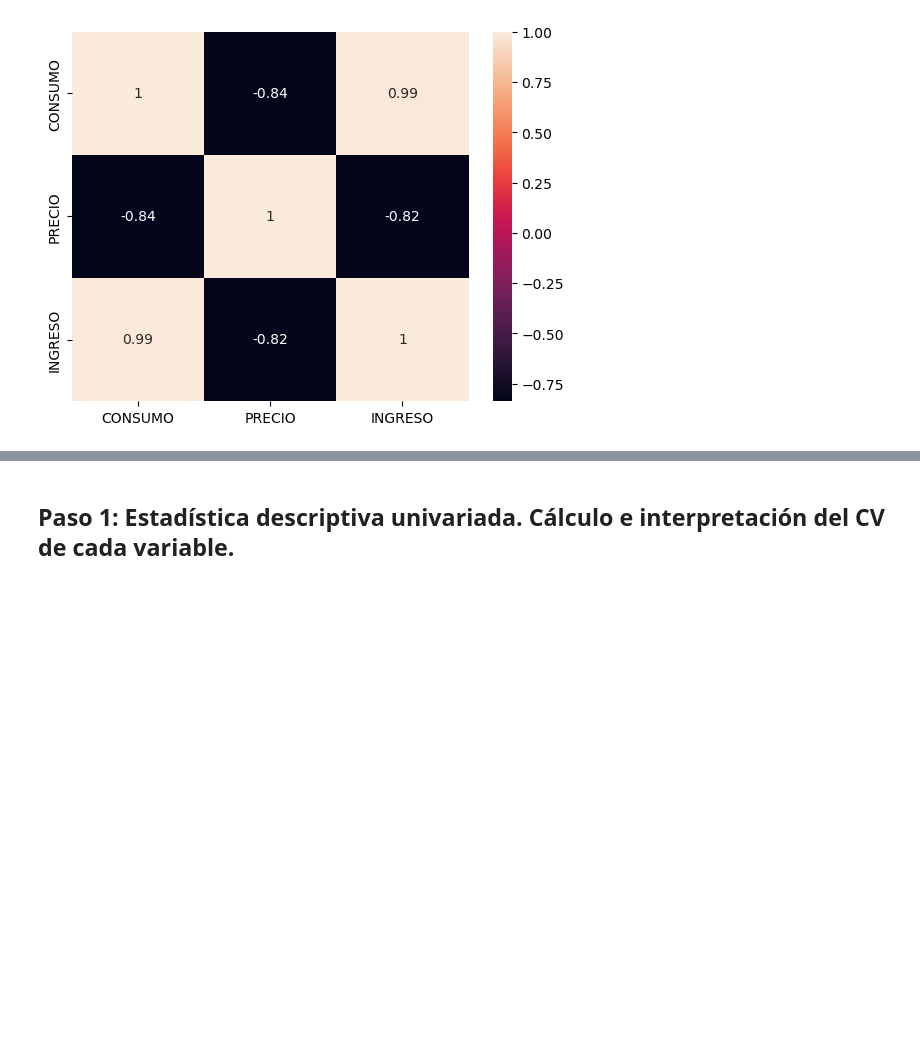
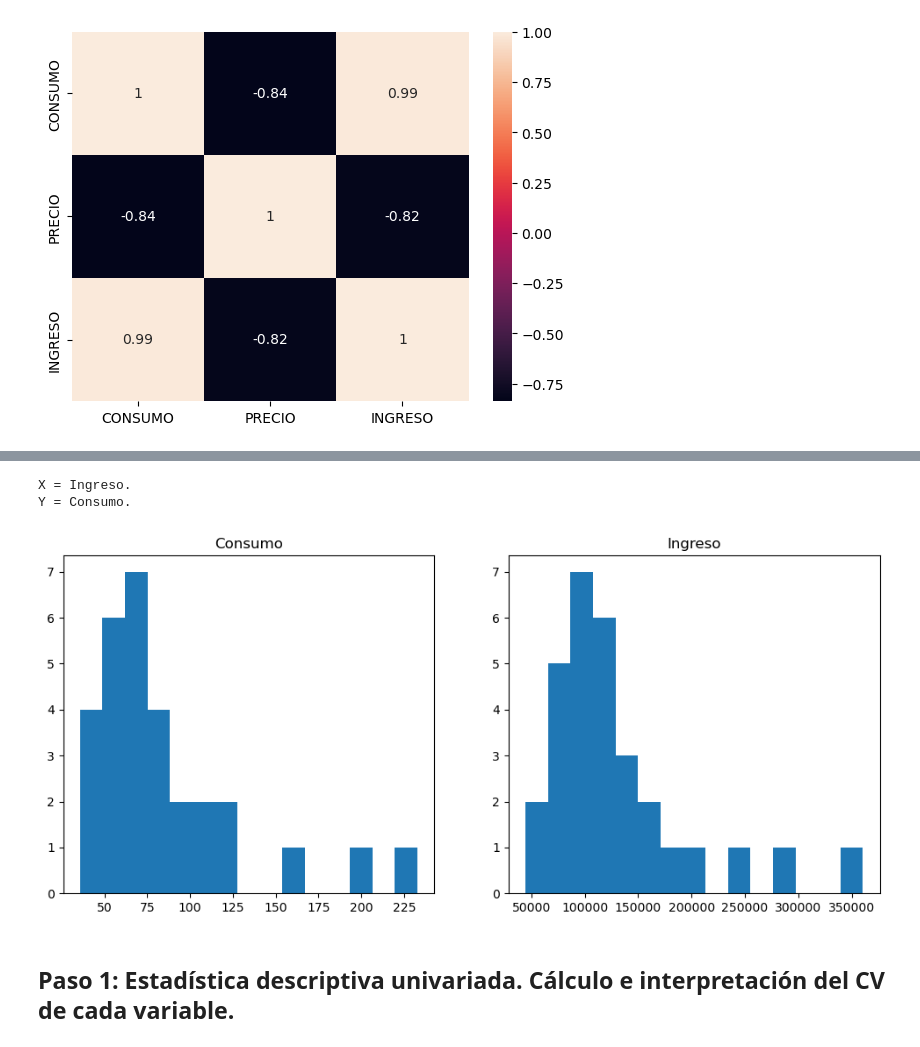
Before and after one commit to kikin3112/projets, a Jupyter notebook: regression/simple/t1_aplicada/regresion_lineal.ipynb, the cells around one changed output, grey strips where cells are left out. Saved outputs shown, nothing was run; the diff lists cells and outputs as text; code cells hidden in the pictures; blank space fills up the shorter version.

```diff
--- a/regression/simple/t1_aplicada/regresion_lineal.ipynb
+++ b/regression/simple/t1_aplicada/regresion_lineal.ipynb
@@ -104,3 +72,46 @@ print('Y = {}.'.format(nombre_y))
+# %%
+#eleccion de variables y nombres ¡¡¡IMPORTANTE!!!
+consumo = db['CONSUMO'] #Y
+precio = db['PRECIO'] #X1
+ingreso = db['INGRESO'] #X2
+
+nombre_y = 'Consumo' #en este ejemplo Y es consumo
+
+variable_independiente = input('Escoja la variable independiente: 1 = Precio; 2 = Ingreso: ')
+#plotear histogramas de variables juntos
+plt.figure(figsize= (12, 5))
+if variable_independiente == '1':
+    nombre_x = 'Precio'
+
+    #consumo
+    plt.subplot(1,2,1)
+    plt.hist(x = consumo, bins=15)
+    plt.title('Consumo')
+
+    #ingreso
+    plt.subplot(1,2,2)
+    plt.hist(x = ingreso, bins=15)
+    plt.title('Precio')
+
+elif variable_independiente == '2':
+    nombre_x = 'Ingreso'
+
+    #precio
+    plt.subplot(1,2,1)
+    plt.hist(x = consumo, bins=15)
+    plt.title('Consumo')
+
+    #ingreso
+    plt.subplot(1,2,2)
+    plt.hist(x = ingreso, bins=15)
+    plt.title('Ingreso')
+
+print('X = {}.'.format(nombre_x))
+print('Y = {}.'.format(nombre_y))
+# %% [output]
+X = Ingreso.
+Y = Consumo.
+[figure, added]
 # %% [markdown]
 ## Paso 1: Estadística descriptiva univariada. Cálculo e interpretación del CV de cada variable.
 # %%
```
Also changed, not shown: parts of 12 cells of this notebook, 1 other file.
